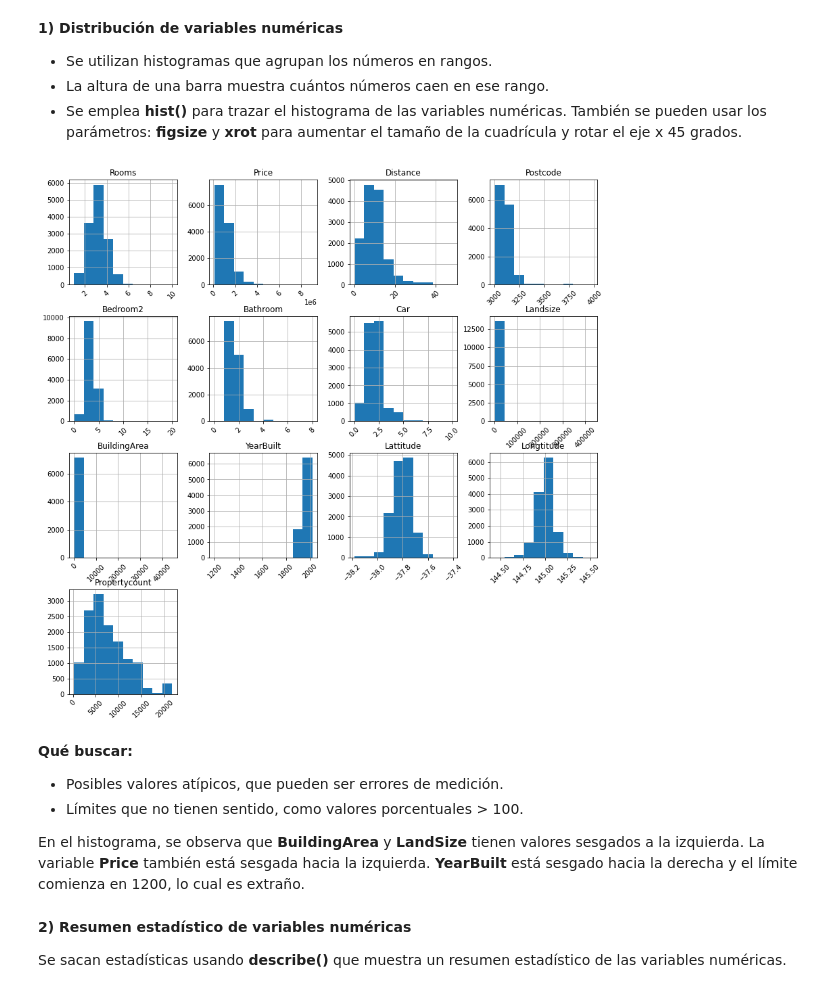
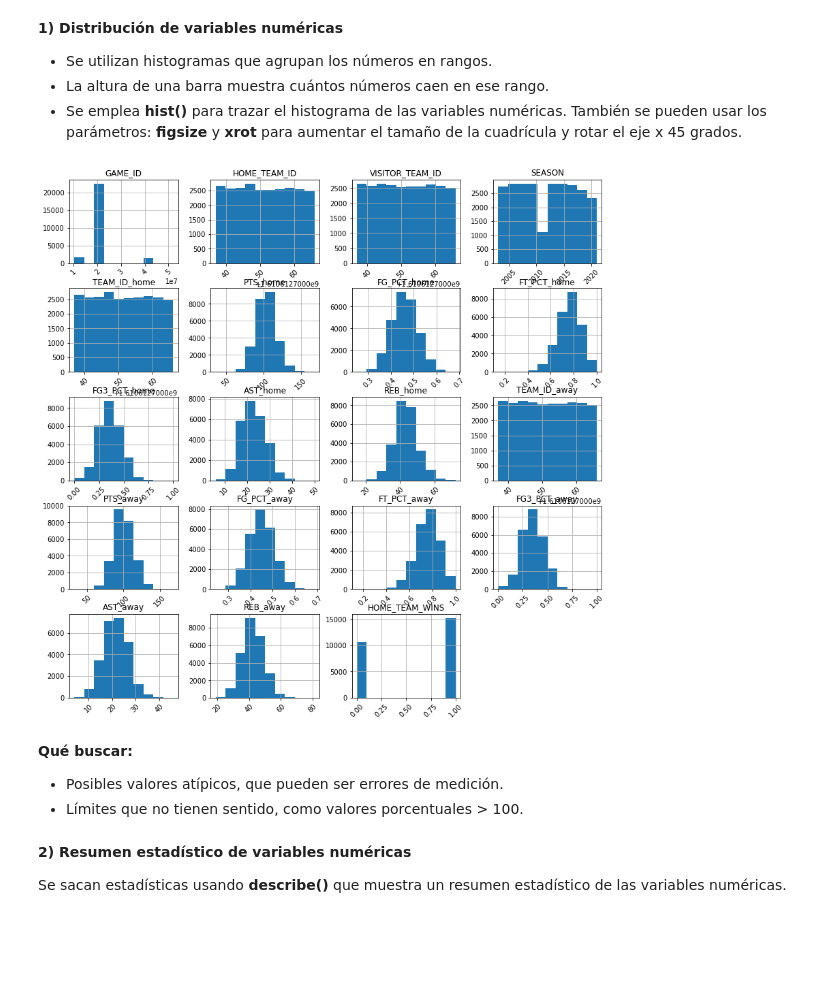
Before and after one commit to David-RA316184979/Mineria_DRA, a Jupyter notebook: MD_Tarea2_RAD.ipynb, the cells around one changed output. Saved outputs shown, nothing was run; the diff lists cells and outputs as text; code cells hidden in the pictures; blank space fills up the shorter version.

```diff
--- a/MD_Tarea2_RAD.ipynb
+++ b/MD_Tarea2_RAD.ipynb
@@ -55,0 +25,4 @@ res - otro residencial.
+# %%
+URL2="https://github.com/David-RA316184979/Mineria_DRA/blob/main/Datos/games.csv?raw=true"
+DatosNBA = pd.read_csv(URL2, delimiter=",",index_col=0) #datos de la NBA
+DatosNBA
@@ -179,17 +153,15 @@ Para las variables numéricas, se observa cuántas veces aparecen grupos de núm
 * La altura de una barra muestra cuántos números caen en ese rango.
 * Se emplea **hist()** para trazar el histograma de las variables numéricas. También se pueden usar los parámetros: **figsize** y **xrot** para aumentar el tamaño de la cuadrícula y rotar el eje x 45 grados.
 # %%
-DatosMelbourne.hist(figsize=(14,14), xrot=45)
+DatosNBA.hist(figsize=(14,14), xrot=45)
 plt.show()
 # %% [output]
-[figure, old version]
+[figure, new version]
 # %% [markdown]
 **Qué buscar:**
 
 * Posibles valores atípicos, que pueden ser errores de medición.
 * Límites que no tienen sentido, como valores porcentuales > 100.
-
-En el histograma, se observa que **BuildingArea** y **LandSize** tienen valores sesgados a la izquierda. La variable **Price** también está sesgada hacia la izquierda. **YearBuilt** está sesgado hacia la derecha y el límite comienza en 1200, lo cual es extraño.
 # %% [markdown]
 **2) Resumen estadístico de variables numéricas**
 
```
Also changed, not shown: parts of 19 cells of this notebook.
